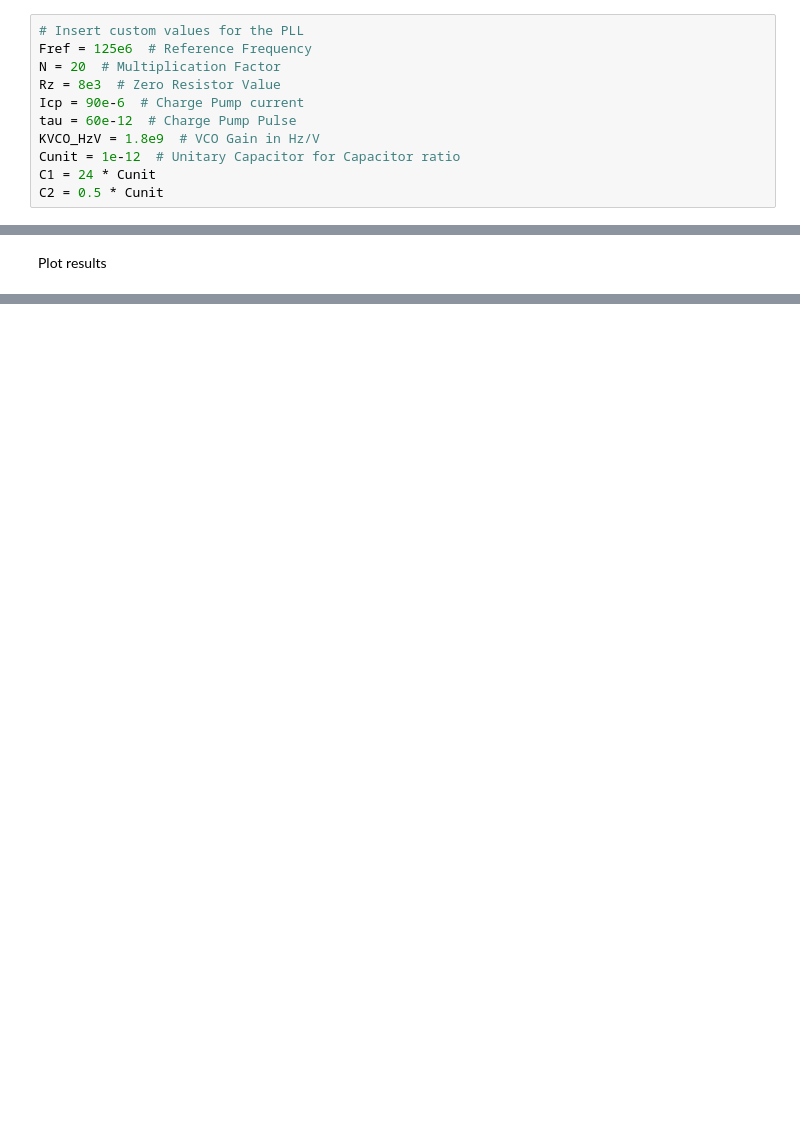
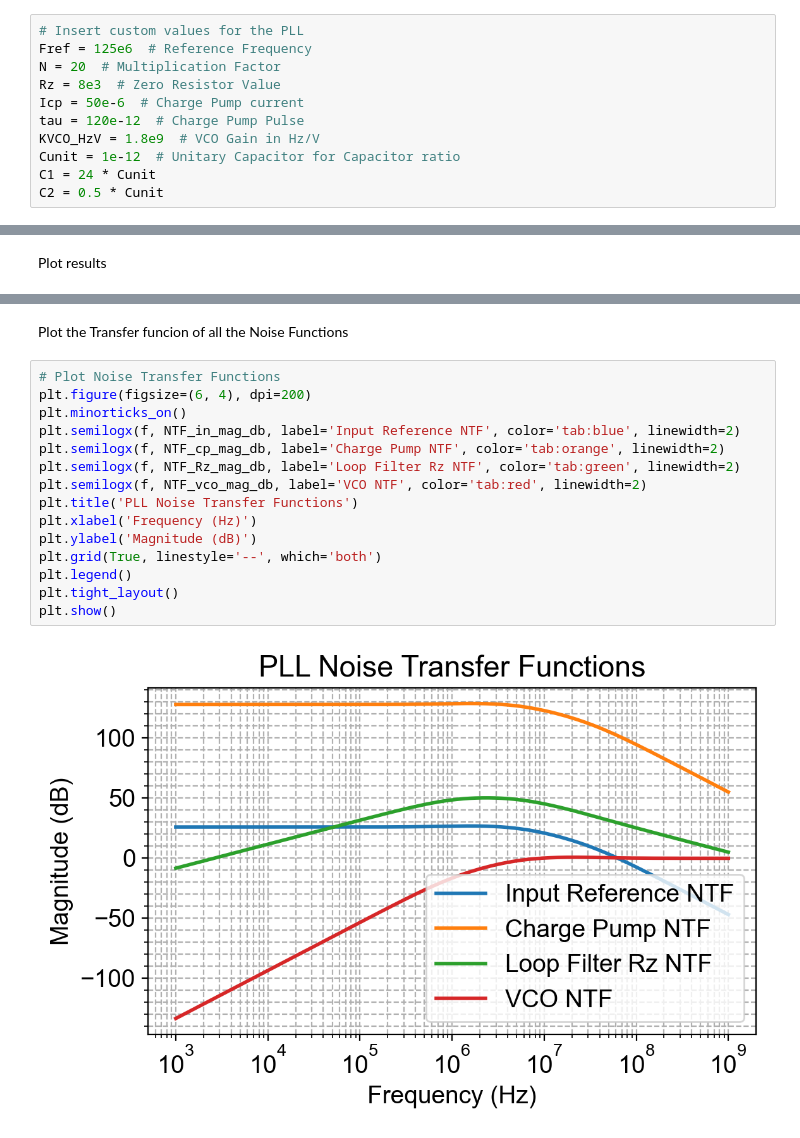
Before and after one commit to Torr250/serdes-modeling, a Jupyter notebook: pll/PllType2_Analog_2p5GHz_CustomValues_demo.ipynb, the cells around one changed output, grey strips where cells are left out. Saved outputs shown, nothing was run; the diff lists cells and outputs as text; blank space fills up the shorter version.

```diff
--- a/pll/PllType2_Analog_2p5GHz_CustomValues_demo.ipynb
+++ b/pll/PllType2_Analog_2p5GHz_CustomValues_demo.ipynb
@@ -12,8 +11,8 @@ from si_prefix import si_format
 Fref = 125e6  # Reference Frequency
 N = 20  # Multiplication Factor
 Rz = 8e3  # Zero Resistor Value
-Icp = 90e-6  # Charge Pump current
-tau = 60e-12  # Charge Pump Pulse
+Icp = 50e-6  # Charge Pump current
+tau = 120e-12  # Charge Pump Pulse
 KVCO_HzV = 1.8e9  # VCO Gain in Hz/V
 Cunit = 1e-12  # Unitary Capacitor for Capacitor ratio
 C1 = 24 * Cunit
@@ -145,0 +253,19 @@ Settling Time: N/A
+# %% [markdown]
+Plot the Transfer funcion of all the Noise Functions
+# %%
+# Plot Noise Transfer Functions
+plt.figure(figsize=(6, 4), dpi=200)
+plt.minorticks_on()
+plt.semilogx(f, NTF_in_mag_db, label='Input Reference NTF', color='tab:blue', linewidth=2)
+plt.semilogx(f, NTF_cp_mag_db, label='Charge Pump NTF', color='tab:orange', linewidth=2)
+plt.semilogx(f, NTF_Rz_mag_db, label='Loop Filter Rz NTF', color='tab:green', linewidth=2)
+plt.semilogx(f, NTF_vco_mag_db, label='VCO NTF', color='tab:red', linewidth=2)
+plt.title('PLL Noise Transfer Functions')
+plt.xlabel('Frequency (Hz)')
+plt.ylabel('Magnitude (dB)')
+plt.grid(True, linestyle='--', which='both')
+plt.legend()
+plt.tight_layout()
+plt.show()
+# %% [output]
+[figure, added]
```
Also changed, not shown: parts of 18 cells of this notebook, 5 other files.
